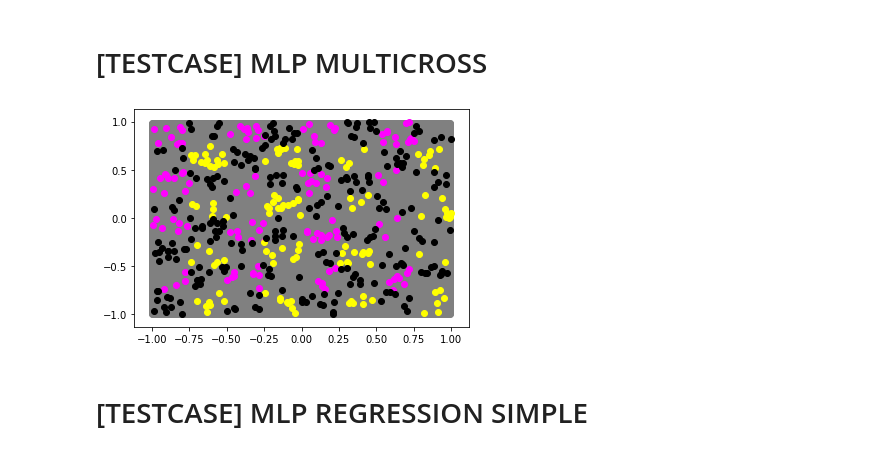
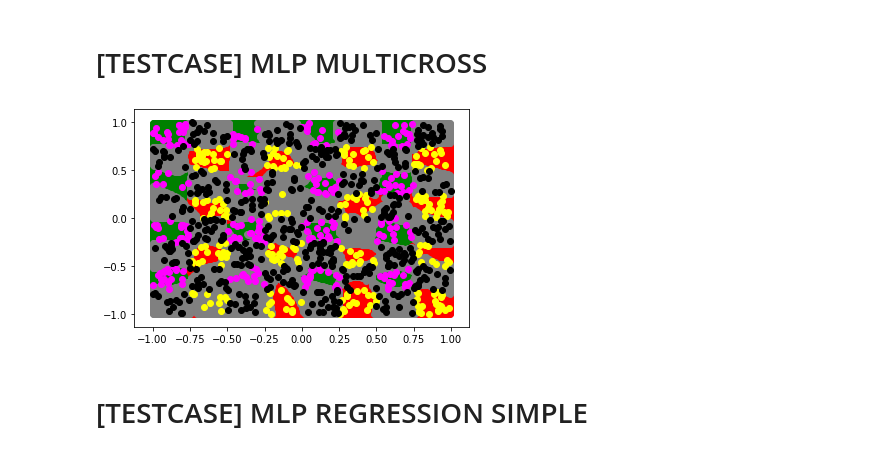
Before and after one commit to Uranium2/ProjetAnnuel3IABD, a Jupyter notebook: PyTest/Rendu 3.ipynb, the cells around one changed output. Drawn from its saved outputs; the diff is of its cells as text; code cells hidden in the pictures.

```diff
--- a/PyTest/Rendu 3.ipynb
+++ b/PyTest/Rendu 3.ipynb
@@ -296,29 +297,45 @@ predict_2D_mlp(W, layers, layer_count, inputCountPerSample, XTrain, YTrain, -1 ,
 # %% [markdown]
 # [TESTCASE] MLP MULTICROSS
 # %%
-layers = [2, 8, 16, 3]
-layer_count = 4
-sampleCount = 500
-inputCountPerSample = 2
-alpha = 0.1
-epochs = 5000
+if __name__ == "__main__":
+    layers = [2, 16, 16, 3]
+    layer_count = 4
+    sampleCount = 1000
+    inputCountPerSample = 2
+    alpha = 0.04
+    epochs = 5000
 
-X = np.random.random((sampleCount, 2)) * 2.0 - 1.0
-Y = np.array([[1, 0, 0] if abs(p[0] % 0.5) <= 0.25 and abs(p[1] % 0.5) > 0.25 else [0, 1, 0] if abs(p[0] % 0.5) > 0.25 and abs(p[1] % 0.5) <= 0.25 else [0, 0, 1] for p in X])
+    X = np.random.random((1000, 2)) * 2.0 - 1.0
+    Y = np.array(
+        [
+            [1, 0, 0]
+            if abs(p[0] % 0.5) <= 0.25 and abs(p[1] % 0.5) > 0.25
+            else [0, 1, 0]
+            if abs(p[0] % 0.5) > 0.25 and abs(p[1] % 0.5) <= 0.25
+            else [0, 0, 1]
+            for p in X
+        ]
+    )
+    XTrain = list(flatten(X))
+    YTrain = list(flatten(Y))
 
-#Y2 = Y - (1 - Y)
+    W = create_mlp_model(layers, layer_count)
 
-XTrain = list(flatten(X))
-YTrain = list(flatten(Y2))
+    fit_mlp_classification(
+        W,
+        XTrain,
+        YTrain,
+        layers,
+        layer_count,
+        sampleCount,
+        inputCountPerSample,
+        alpha,
+        epochs,
+    )
 
-
-W = create_mlp_model(layers, layer_count)
-
-fit_mlp_classification(W, XTrain, YTrain, layers, layer_count, sampleCount, inputCountPerSample, alpha, epochs)
-
-predict_2D_mlp_multi(W, layers, layer_count, inputCountPerSample, XTrain, Y)
+    predict_2D_mlp_multi(W, layers, layer_count, inputCountPerSample, XTrain, Y)
 # %% [output]
-[figure, old version]
+[figure, new version]
 # %% [markdown]
 # [TESTCASE] MLP REGRESSION SIMPLE
 # %%
```
Also changed, not shown: parts of 4 cells of this notebook.
